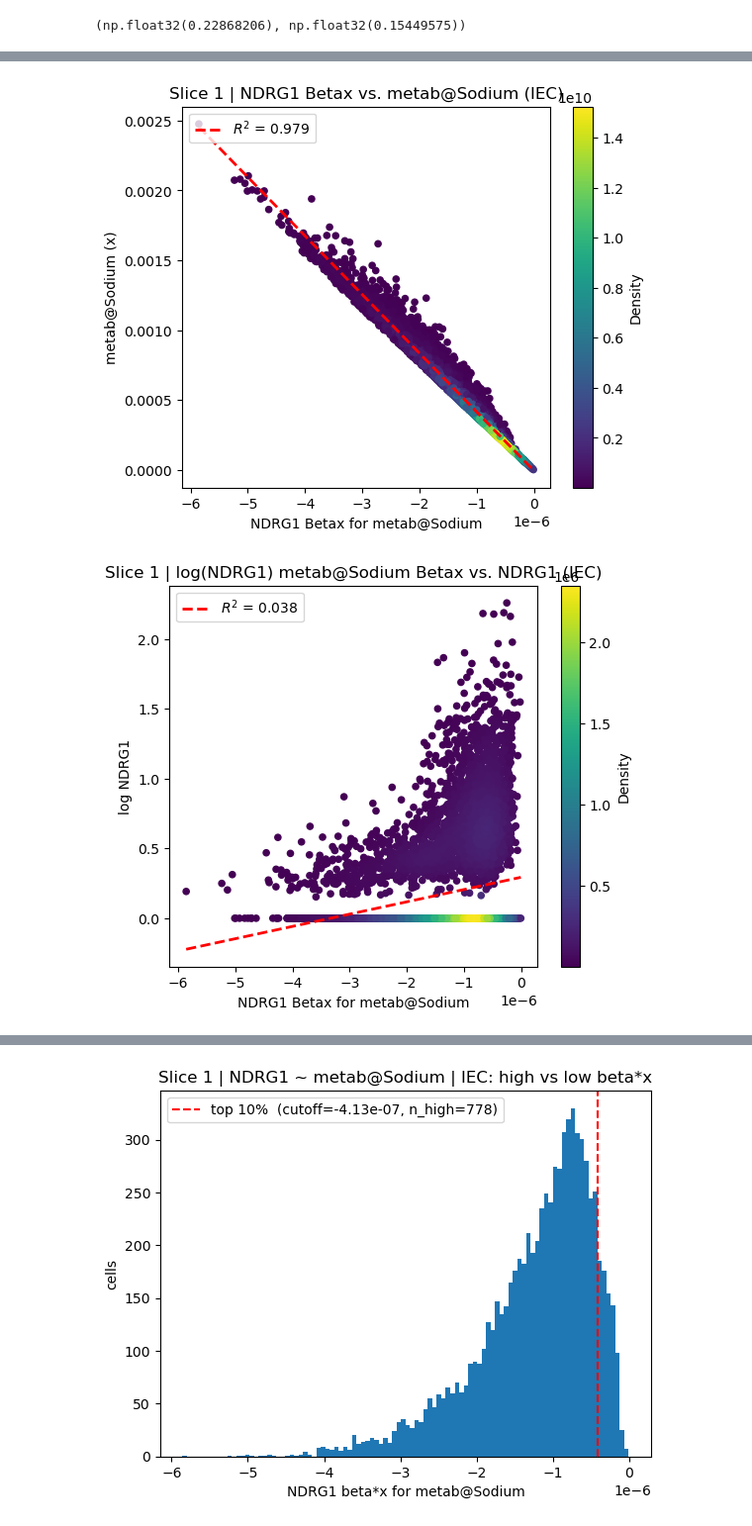
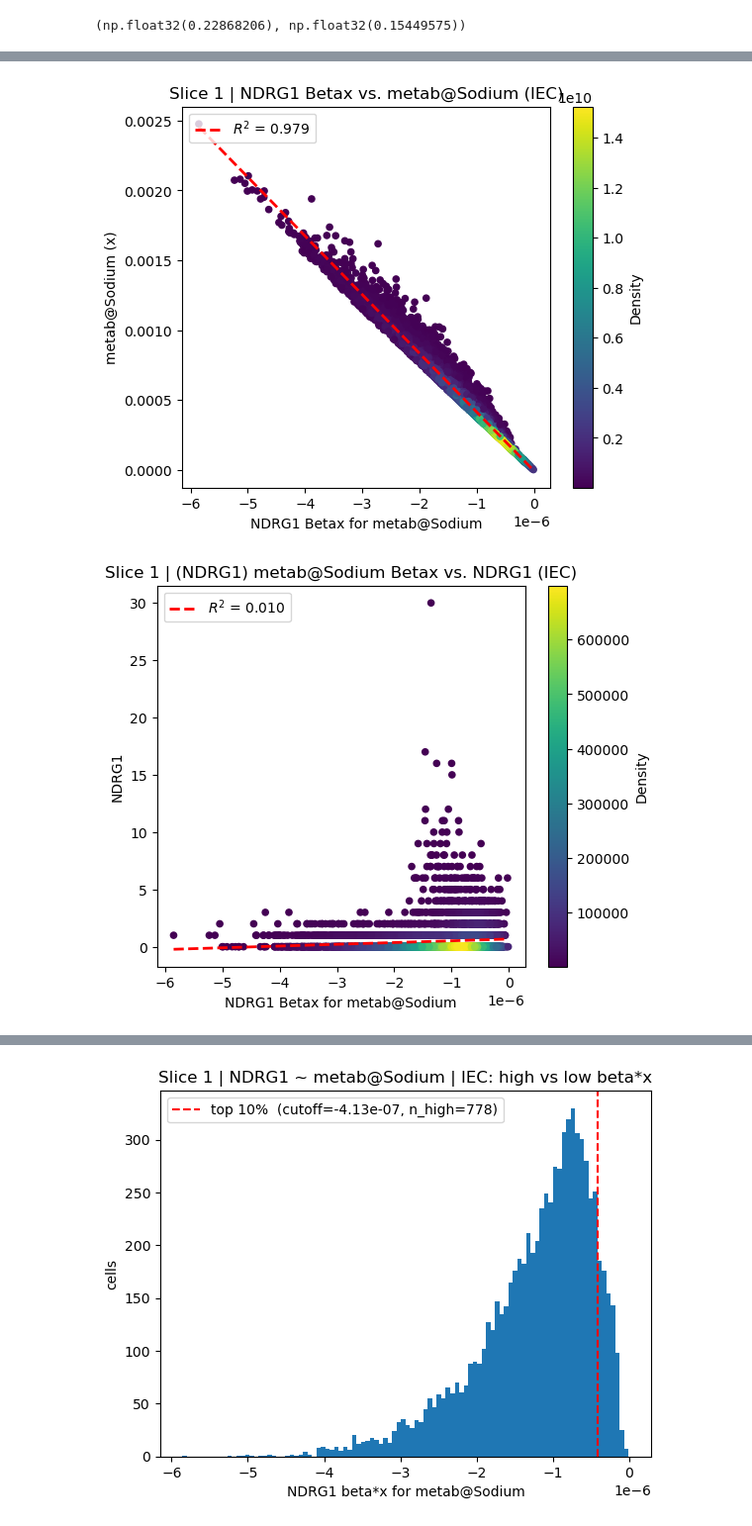
Before and after one commit to fosterea/MetabTravLR, a Jupyter notebook: metab_processing/Analysis/Foster/alexi_uc_NDRG1.ipynb, the cells around one changed output, grey strips where cells are left out. Shown at 99% size. Drawn from its saved outputs; the diff is of its cells as text; code cells hidden in the pictures.

```diff
--- a/metab_processing/Analysis/Foster/alexi_uc_NDRG1.ipynb
+++ b/metab_processing/Analysis/Foster/alexi_uc_NDRG1.ipynb
@@ -266,7 +266,7 @@ def get_betax_modulator(adata, gene, modulator, tier, cell_types=None):
 data_beta = get_betas_modulator(adata, MY_GENE, MY_METAB, TIER, cell_types=[CELL_TYPE])
 data_metab = get_metab_x_modulator(adata, MY_METAB, TIER, cell_types=[CELL_TYPE])
 data_betax = get_betax_modulator(adata, MY_GENE, MY_METAB, TIER, cell_types=[CELL_TYPE])
-data_target = adata[adata.obs[TIER] == CELL_TYPE][:, MY_GENE].layers['log_normalized_counts'].toarray().flatten()  # adata.X is raw counts
+data_target = adata[adata.obs[TIER] == CELL_TYPE][:, MY_GENE].layers['raw_counts'].toarray().flatten()  # adata.X is raw counts
 
 # Plot side-by-side
 fig, (ax1, ax2, ax3, ax4) = plt.subplots(1, 4, figsize=(20, 6))
@@ -335,7 +335,7 @@ plot_density_scatter(
     x_data=data_betax,
     y_data=data_target,
     xlabel=f'{MY_GENE} Betax for {MY_METAB}',
-    ylabel=f'log {MY_GENE}',
-    title=f'{adata.uns.get("sample","")} | log({MY_GENE}) {MY_METAB} Betax vs. {MY_GENE} ({CELL_TYPE})'
+    ylabel=f'{MY_GENE}',
+    title=f'{adata.uns.get("sample","")} | ({MY_GENE}) {MY_METAB} Betax vs. {MY_GENE} ({CELL_TYPE})'
 )
 # %% [output]
@@ -343,6 +343,6 @@ plot_density_scatter(
 [figure]
 [figure]
-[figure, old version]
+[figure, new version]
 # %%
 # One row per (target gene, metabolite): R^2 of that pair's beta*x against the gene's
 # log-normalized expression, plus fixed summary stats (no layer switch):
```
Also changed, not shown: parts of 10 cells of this notebook.
